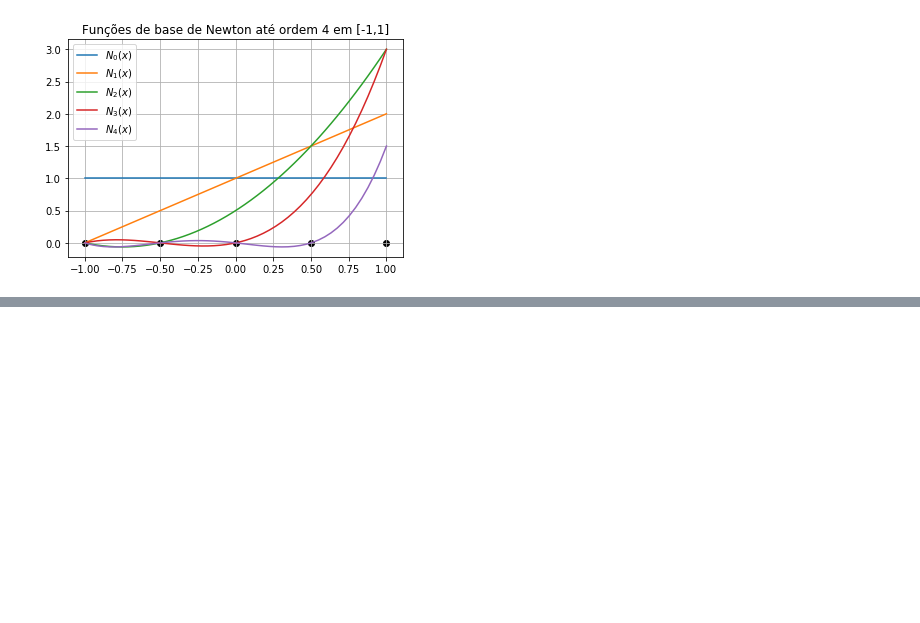
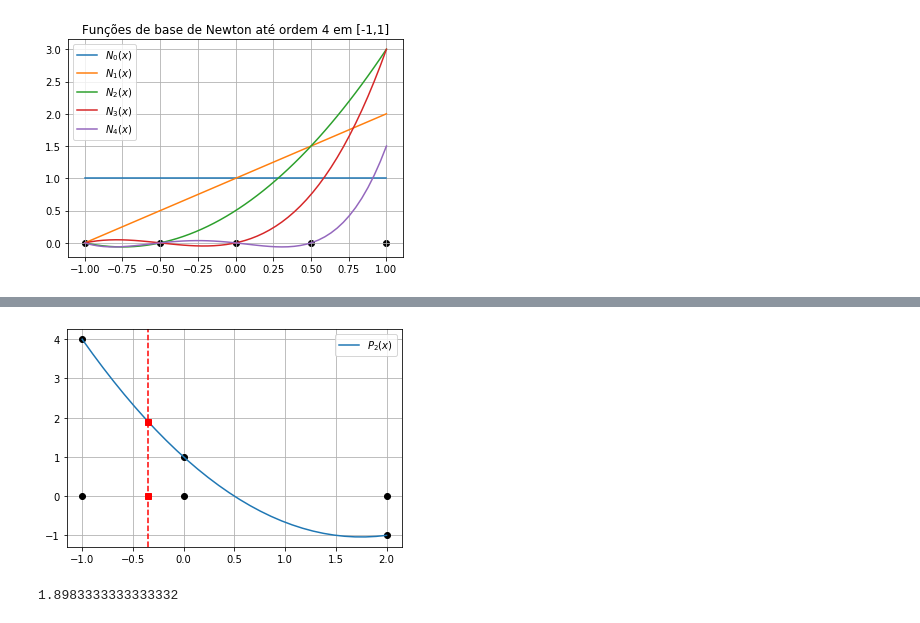
Before and after one commit to gcpeixoto/LVMN, a Jupyter notebook: aula-15-interpolacao-newton.ipynb, the cells around one changed output, grey strips where cells are left out. Cells and saved outputs as stored; diff of their text form; code cells hidden in the pictures; blank space fills up the shorter version.

```diff
--- a/aula-15-interpolacao-newton.ipynb
+++ b/aula-15-interpolacao-newton.ipynb
@@ -95,0 +169,46 @@ plt.title('Funções de base de Newton até ordem ' + str(n-1) + ' em ['+str(x0)
+# %%
+# interpolação quadrática
+
+# Usando tabela DD:
+# https://vnicius.github.io/numbiosis/interpolador-newton/index.html
+
+
+# par adicional
+x2,y2 = 2.,-1.
+
+# coeficiente a2 = f[x0,x1,x2] = ( f[x1,x2] - f[x0,x1] ) / (x2 - x0)
+# a2 = ( (y2-y1)/(x2-x1) - (y1-y0)/(x1-x0) )/(x2-x0)*(xx-x0)*(xx-x1)
+
+# interpolador de Newton
+P2 = lambda xx: P1(xx) + ( ( (y2-y1)/(x2-x1) - (y1-y0)/(x1-x0) )/(x2-x0) )*(xx-x0)*(xx-x1)
+
+
+# ponto interpolado
+yp = P2(xp)
+yp
+
+# plotagem
+
+# nós
+plt.plot([x0,x1,x2],[0,0,0],'ok')
+
+# valores nodais
+plt.plot([x0,x1,x2],[y0,y1,y2],'ok')
+
+# interpolador
+x = np.linspace(x0,x2,30,endpoint=True)
+plt.plot(x,P2(x),label='$P_2(x)$')
+
+# ponto interpolado
+plt.plot(xp,0,'sr')
+plt.plot(xp,yp,'sr')
+plt.axvline(xp,0,yp,c='r',ls='dashed')
+
+plt.grid()
+plt.legend(loc='best');
+# %% [output]
+[figure, added]
+# %%
+P2(xp)
+# %% [output]
+1.8983333333333332
```
Also changed, not shown: parts of 10 cells of this notebook, 9 other files.
